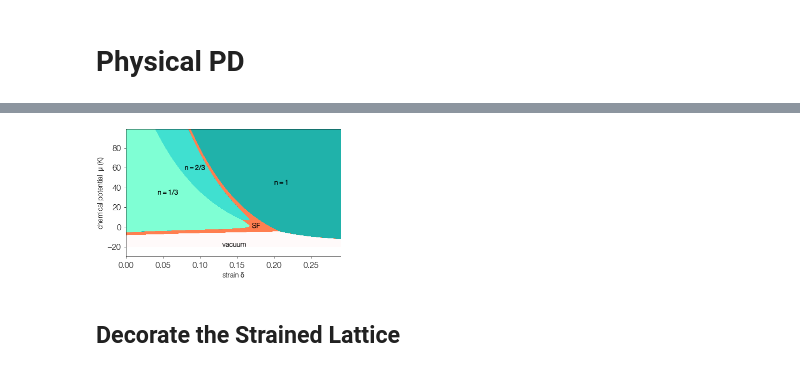
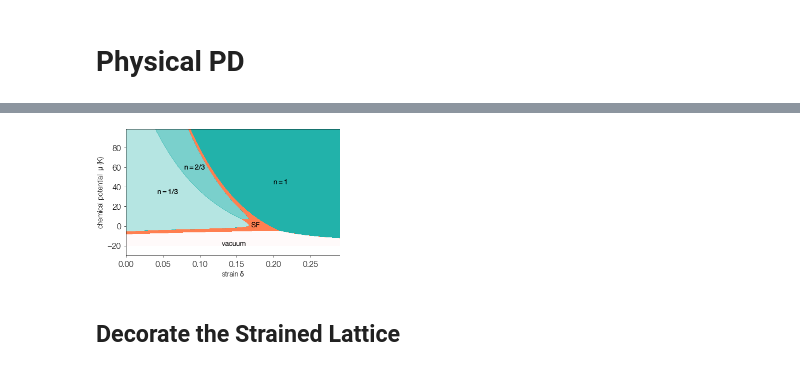
Before and after one commit to DelMaestroGroup/papers-code-Superfluid4HeStrainGraphene, a Jupyter notebook: src/MeanField_python-2022.ipynb, the cells around one changed output, grey strips where cells are left out. Saved outputs shown, nothing was run; the diff lists cells and outputs as text; code cells hidden in the pictures.

```diff
--- a/src/MeanField_python-2022.ipynb
+++ b/src/MeanField_python-2022.ipynb
@@ -36,9 +36,9 @@ dgrey = '#303030'
 delta,t,V,Vp = np.genfromtxt('../data/BH_vs_strain.dat',unpack=True,missing_values='N/A')
 # %%
 tinterp = interpolate.CubicSpline(delta,t)
-Vinterp = interpolate.CubicSpline(delta_sim,V_sim)
+Vinterp = interpolate.CubicSpline(delta,V)
 Vpinterp = interpolate.CubicSpline(delta,Vp)
-ainterp = interpolate.CubicSpline(delta,np.array(V_sim)/np.array(Vp))
+ainterp = interpolate.CubicSpline(delta,np.array(V)/np.array(Vp))
 # %%
 # Define energy list
 
@@ -194,13 +172,13 @@ def ab_pdmaker (ax,t, mu, data, dt, dmu, VoVp, show_grid=False, grid_scale=1, lo
 
     return ax
 # %%
-def get_pd_data(nx,ny,s,a,delta,V_sim,Vp):
+def get_pd_data(nx,ny,s,a,delta,V,Vp):
 
     ab_tbar = np.linspace(0,0.7,nx)
     ab_mubar = np.linspace(-8,8,ny)
     ab_data = np.zeros((ny,nx))
 
-    ainterp_2 = interpolate.CubicSpline(delta,np.array(V_sim)/np.array(Vp)+a)
+    ainterp_2 = interpolate.CubicSpline(delta,np.array(V)/np.array(Vp)+a)
     root = ainterp_2.roots()[1]
     sampleV = Vinterp(root)
     sampleVp = Vpinterp(root)
@@ -216,10 +194,10 @@ def get_pd_data(nx,ny,s,a,delta,V_sim,Vp):
 # %%
 data_pd = {}
 # %%
-data_pd['a=33'] = get_pd_data(nx,ny,1,np.abs(ainterp(0.0)),delta,V_sim,Vp)
-data_pd['a=4'] = get_pd_data(nx,ny,4,1,delta,V_sim,Vp)
-data_pd['a=-1'] = get_pd_data(nx,ny,-1,1,delta,V_sim,Vp)
-data_pd['a=1'] = get_pd_data(nx,ny,-1,1,delta,V_sim,Vp)
+data_pd['a=33'] = get_pd_data(nx,ny,1,np.abs(ainterp(0.0)),delta,V,Vp)
+data_pd['a=4'] = get_pd_data(nx,ny,4,1,delta,V,Vp)
+data_pd['a=-1'] = get_pd_data(nx,ny,-1,1,delta,V,Vp)
+data_pd['a=1'] = get_pd_data(nx,ny,1,1,delta,V,Vp)
 # %%
 plt.style.reload_library()
 with plt.style.context(plot_style['sans']):
@@ -259,7 +241,7 @@ with plt.style.context(plot_style['sans']):
 
     labels=['vacuum','SF',r'$n=1/3$',r'$n=2/3$',r'$n=1$']
     label_loc = [[0.2,-4.0],[0.45,0],[0.075,-0.8],[0.075,0.8],[0.075,5]]
-    ax = ab_pdmaker(ax,*data_pd['a=4'],1,labels=labels,label_loc=label_loc)
+    ax = ab_pdmaker(ax,*data_pd['a=1'],1,labels=labels,label_loc=label_loc)
 
     fig.savefig(f'../figures/MFpd_delta_{cδ:4.2f}.pdf')
 # %% [output]
@@ -300,37 +291,37 @@ for i in range(nx):
 # %%
-cMap = mcolors.ListedColormap([
-            'aquamarine',
-            'turquoise',
-            'lightseagreen',
-            'coral',
-            'snow'])
+# cMap = mcolors.ListedColormap([
+#             'aquamarine',
+#             'turquoise',
+#             'lightseagreen',
+#             'coral',
+#             'snow'])
 
 plt.style.reload_library()
 with plt.style.context(plot_style['sans']):
 
     dgutils.fonts.set_custom_font(font_path)
 
-
+    cMap = get_cmap(np.unique(data))
     fig,ax = plt.subplots(1,1,figsize=(figsize[0],figsize[1]),constrained_layout=True)
     p1 = ax.contourf(delta_new, mu_lst, data, 5, vmin = 0, vmax = 5,cmap=cMap)
 
     ax.set_xlabel(r'strain $\delta$')
     ax.set_ylabel(r'chemical potential  $\mu$ (K)')
 
     ax.set_xlim(0,0.29)
     ax.set_ylim(-30,99)
 
     path_eff = [path_effects.withSimplePatchShadow(offset=(0.05, -0.05), shadow_rgbFace='k', alpha=0.9)]
 
     labels=['vacuum','SF',r'$n=1/3$',r'$n=2/3$',r'$n=1$']
     label_loc = [[0.13,-18],[0.17,1],[0.0425,35],[0.079,60],[0.2,45]]
 
     for lab,loc in zip(labels,label_loc):
         ax.text(*loc, lab, va='center',ha='left', path_effects=path_eff)
 
     fig.savefig('../figures/mu_delta_phase_diagram.pdf')
 # %% [output]
-[figure, old version]
+[figure, new version]
 # %% [markdown]
 ## Decorate the Strained Lattice
 # %%
```
Also changed, not shown: parts of 12 cells of this notebook, 2 other files.
